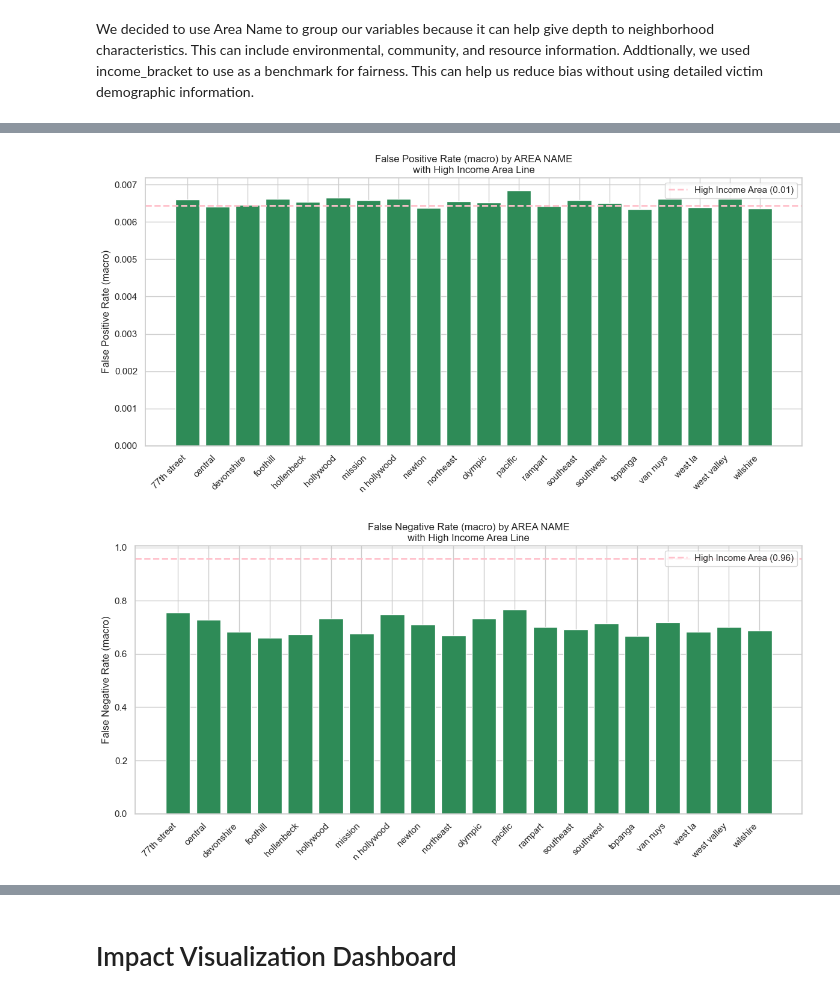
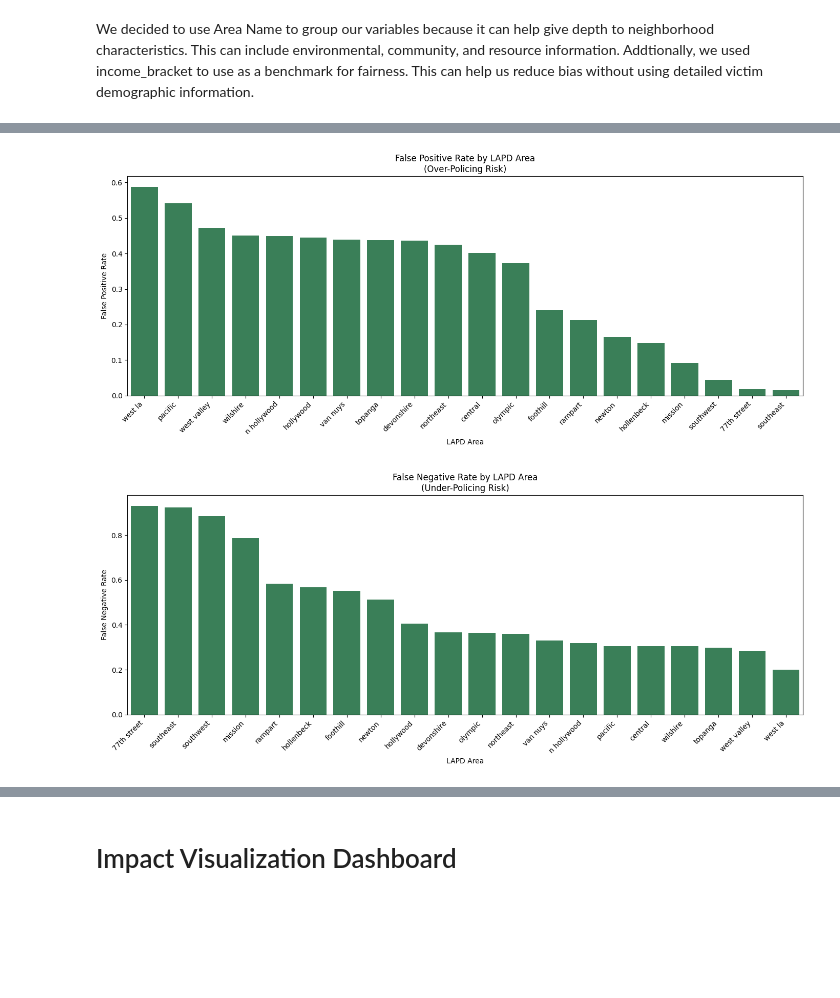
Before and after one commit to smmurali/DTSC_3602, a Jupyter notebook: dtsc3602_eda.ipynb, the cells around one changed output, grey strips where cells are left out. Cells and saved outputs as stored; diff of their text form; code cells hidden in the pictures; blank space fills up the shorter version.

```diff
--- a/dtsc3602_eda.ipynb
+++ b/dtsc3602_eda.ipynb
@@ -397,10 +399,6 @@ import matplotlib.pyplot as plt
 import seaborn as sns
 
 merged_df = pd.read_csv(r"C:\Users\smrit\OneDrive\Desktop\DTSC 3602\Project\Datasets\Merged_Final.csv")
-merged_df = merged_df.dropna(subset=[
-    'Vict Age', 'Vict Sex', 'Vict Descent', 'AREA NAME',
-    'avg_area_income', 'crime_count', 'income_bracket', 'Crm Cd Desc'
-])
 
 print("shape:", merged_df.shape)
 print("columns:", merged_df.columns.tolist())
@@ -431,7 +449,7 @@ X_train_c, X_test_c, y_train_c, y_test_c = train_test_split(X_context, y, test_s
 # %%
-num_features_b = ['Vict Age']
-cat_features_b = ['Vict Sex', 'Vict Descent', 'AREA NAME']
+numeric_b = ['vict_age']
+categorical_b = ['vict_sex', 'vict_descent', 'area_name']
 
-num_features_c = ['Vict Age', 'income_bracket']
-cat_features_c = ['Vict Sex', 'Vict Descent', 'AREA NAME']
+numeric_c = ['vict_age', 'avg_area_income', 'crime_count', 'hour']
+categorical_c = ['vict_sex', 'vict_descent', 'area_name', 'income_bracket']
 # %%
@@ -691,37 +649,43 @@ plt.show()
 # %%
 metric = "False Positive Rate (macro)"
-high_val = get_high_income_value(metric)
+fpr_results = []
 
-plt.figure(figsize=(12,6))
-plt.bar(area_scores["Group"], area_scores[metric], color = "seagreen")
-plt.xticks(rotation=45, ha="right")
-plt.ylabel(metric)
-plt.title(f"{metric} by AREA NAME\nwith High Income Area Line")
+for area, subset in fair_df.groupby('area_name'):
+    tn, fp, fn, tp = confusion_matrix(subset['true'], subset['pred']).ravel()
+    fpr = fp / (fp + tn)
+    fpr_results.append({"Area": area, "FPR": fpr})
 
-plt.axhline(y=high_val, linestyle="--", linewidth=2, color="pink",
-            label=f"{HIGH_INCOME_LABEL} ({high_val:.2f})")
+fpr_df = pd.DataFrame(fpr_results).sort_values("FPR", ascending=False)
 
-plt.legend()
+plt.figure(figsize=(14,6))
+sns.barplot(data=fpr_df, x='Area', y='FPR', color="seagreen")
+plt.xticks(rotation=45, ha='right')
+plt.title("False Positive Rate by LAPD Area\n(Over-Policing Risk)")
+plt.ylabel("False Positive Rate")
+plt.xlabel("LAPD Area")
 plt.tight_layout()
 plt.show()
 # %% [output]
-[figure, old version]
+[figure, new version]
 # %%
 metric = "False Negative Rate (macro)"
-high_val = get_high_income_value(metric)
+fnr_results = []
 
-plt.figure(figsize=(12,6))
-plt.bar(area_scores["Group"], area_scores[metric], color = "seagreen")
-plt.xticks(rotation=45, ha="right")
-plt.ylabel(metric)
-plt.title(f"{metric} by AREA NAME\nwith High Income Area Line")
+for area, subset in fair_df.groupby('area_name'):
+    tn, fp, fn, tp = confusion_matrix(subset['true'], subset['pred']).ravel()
+    fnr = fn / (fn + tp)
+    fnr_results.append({"Area": area, "FNR": fnr})
 
-plt.axhline(y=high_val, linestyle="--", linewidth=2, color="pink",
-            label=f"{HIGH_INCOME_LABEL} ({high_val:.2f})")
+fnr_df = pd.DataFrame(fnr_results).sort_values("FNR", ascending=False)
 
-plt.legend()
+plt.figure(figsize=(14,6))
+sns.barplot(data=fnr_df, x='Area', y='FNR', color="seagreen")
+plt.xticks(rotation=45, ha='right')
+plt.title("False Negative Rate by LAPD Area\n(Under-Policing Risk)")
+plt.ylabel("False Negative Rate")
+plt.xlabel("LAPD Area")
 plt.tight_layout()
 plt.show()
 # %% [output]
-[figure, old version]
+[figure, new version]
 # %%
```
Also changed, not shown: parts of 31 cells of this notebook.
